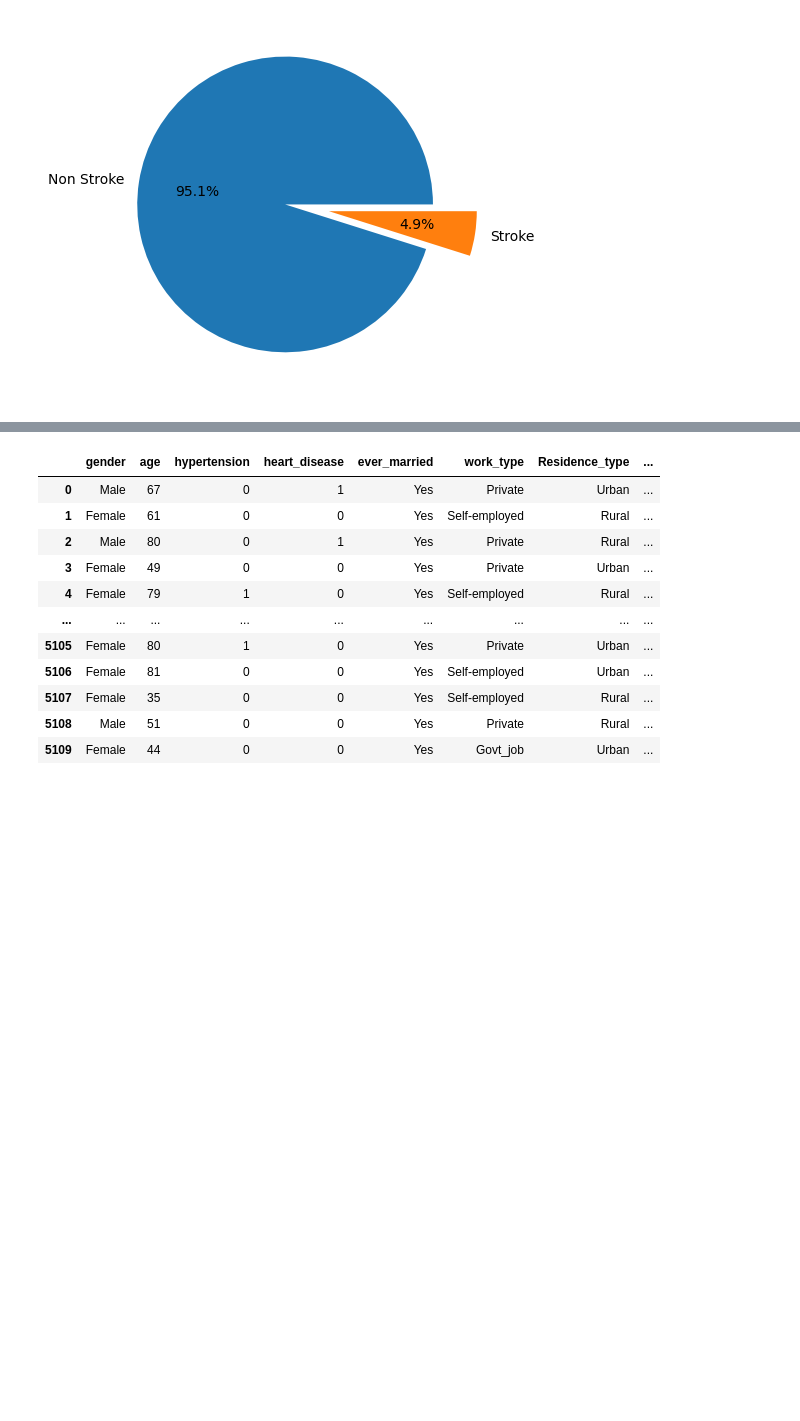
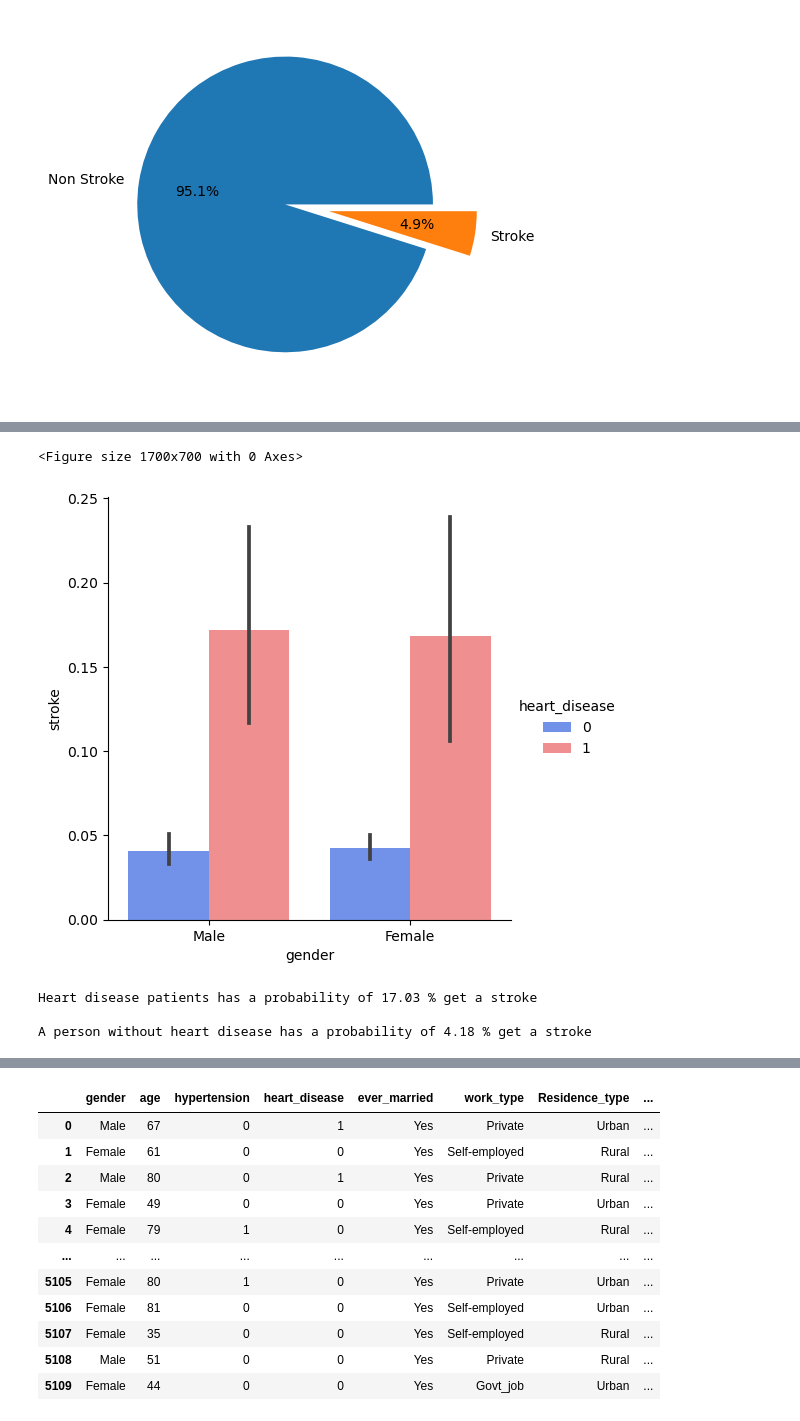
Before and after one commit to KatarinaOldakowski/Data-Analysis-Machine-Learning, a Jupyter notebook: stroke_predictions.ipynb, the cells around one changed output, grey strips where cells are left out. Cells and saved outputs as stored; diff of their text form; code cells hidden in the pictures; blank space fills up the shorter version.

```diff
--- a/stroke_predictions.ipynb
+++ b/stroke_predictions.ipynb
@@ -233,0 +202,19 @@ A person without heart disease has a probability of 4.18 % get a stroke
+# %%
+# heart_disease distribution
+
+colours = sns.color_palette(["#5E88FC", "#FF7F7F"])
+plt.figure(figsize=(17,7))
+sns.catplot(x="gender", y="stroke", hue="heart_disease", palette=colours, kind="bar", data=df)
+plt.show()
+
+
+
+print (f'Heart disease patients has a probability of {round(df[df["heart_disease"]==1]["stroke"].mean()*100,2)} % get a stroke')
+print()
+print (f'A person without heart disease has a probability of {round(df[df["heart_disease"]==0]["stroke"].mean()*100,2)} % get a stroke')
+# %% [output]
+<Figure size 1700x700 with 0 Axes>
+[figure, added]
+Heart disease patients has a probability of 17.03 % get a stroke
+
+A person without heart disease has a probability of 4.18 % get a stroke
```
Also changed, not shown: parts of 14 cells of this notebook.
